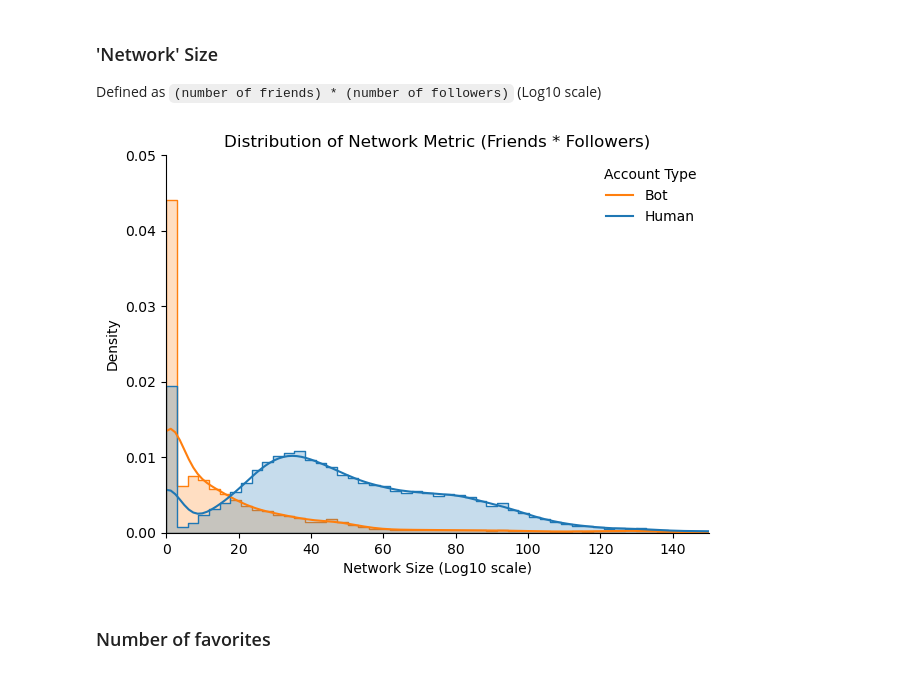
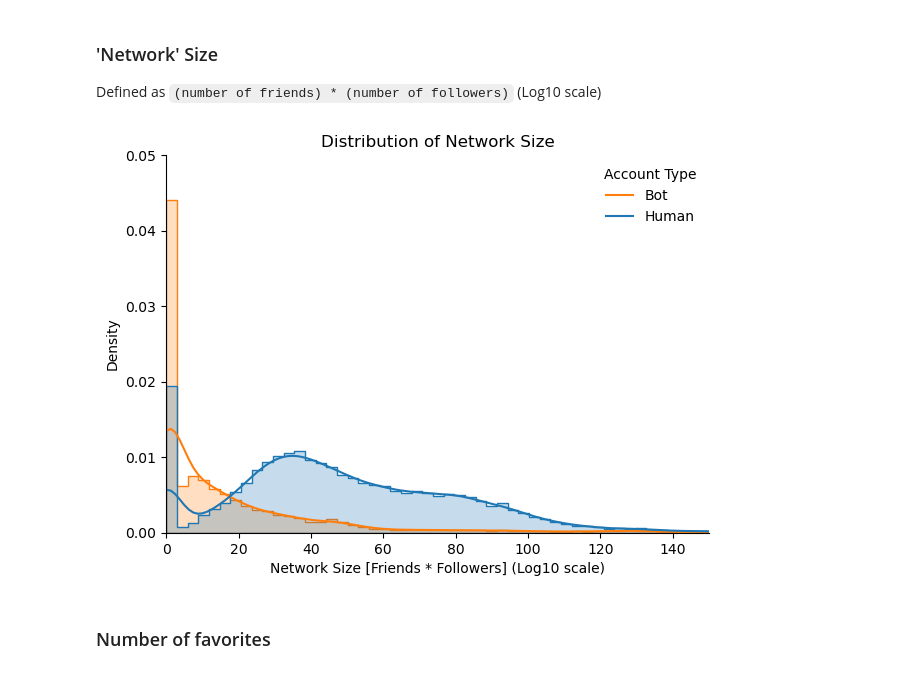
Before and after one commit to scrapfishies/twitter-bot-detection, a Jupyter notebook: eda.ipynb, the cells around one changed output. Cells and saved outputs as stored; diff of their text form; code cells hidden in the pictures.

```diff
--- a/eda.ipynb
+++ b/eda.ipynb
@@ -285,17 +371,18 @@ Defined as `(number of friends) * (number of followers)` (Log10 scale)
 # %%
 plt.figure(figsize=(7,5), dpi=100)
 sns.histplot(x='network', data=df, hue='bot', alpha=.25,
              kde=True, stat='density', common_bins=True, element='step', legend=True)
 
 plt.legend(title='Account Type', loc='upper right', labels=['Bot', 'Human'], frameon=False)
-plt.title('Distribution of Network Metric (Friends * Followers)', fontsize=12)
-plt.xlabel('Network Size (Log10 scale)', fontsize=10)
+plt.title('Distribution of Network Size', fontsize=12)
+plt.xlabel('Network Size [Friends * Followers] (Log10 scale)', fontsize=10)
 plt.ylabel('Density', fontsize=10)
 plt.xlim(0, 150)
 plt.ylim(0, 0.05)
 sns.despine();
+#plt.savefig('imgs/network_size.png');
 # %% [output]
-[figure, old version]
+[figure, new version]
 # %% [markdown]
 ### Number of favorites
 # %%
```
Also changed, not shown: parts of 17 cells of this notebook, 12 other files.
